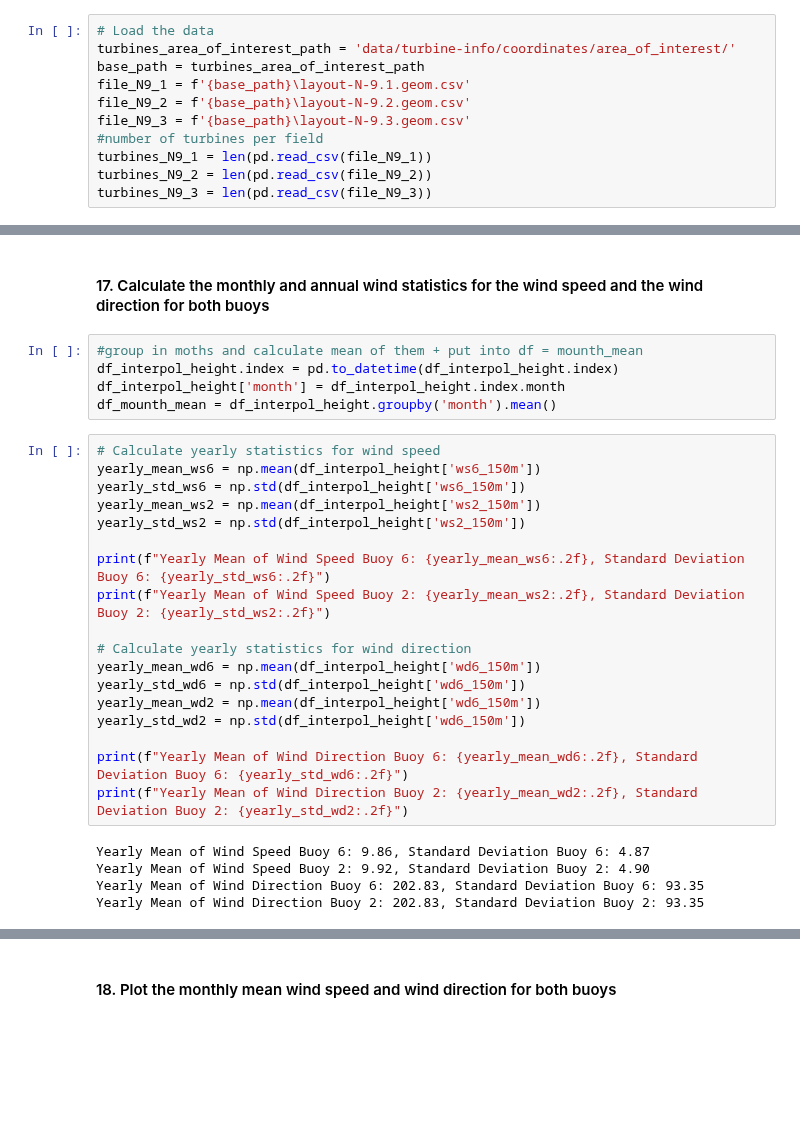
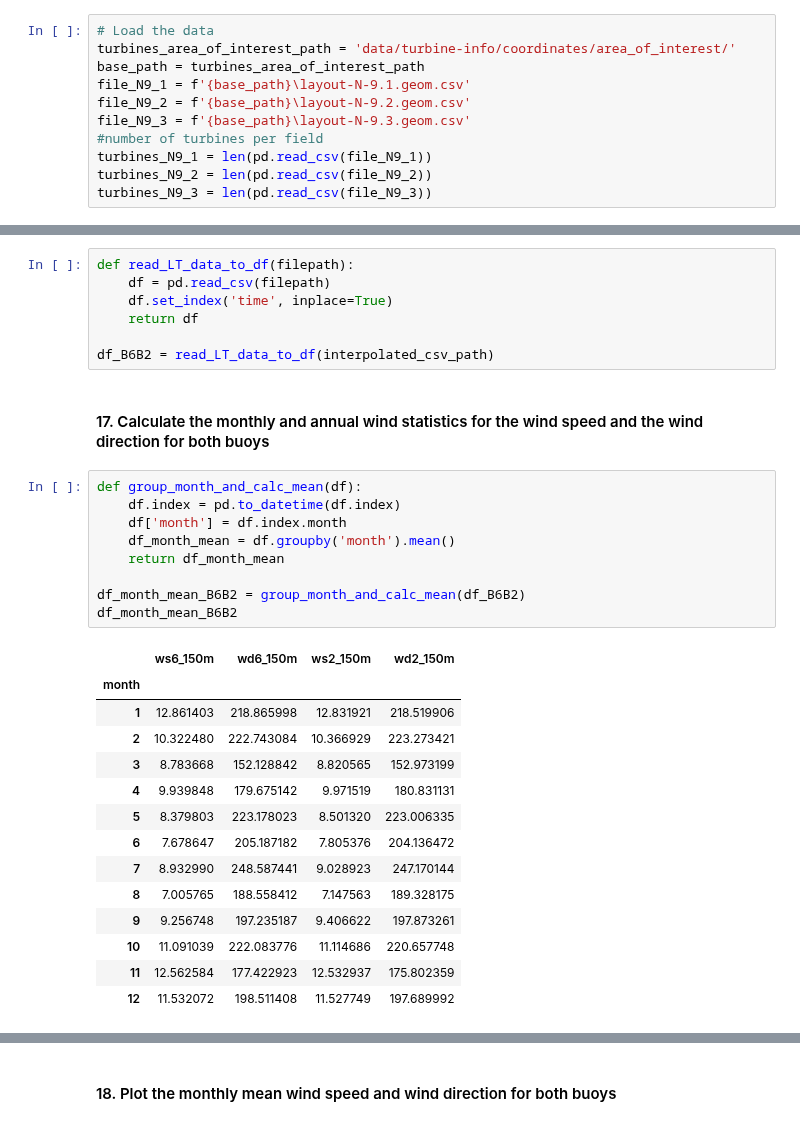
Before and after one commit to boujuan/StudentProject-Yield-Predictions-Offshore, a Jupyter notebook: 03_Short_Term_Wind_Climate.ipynb, the cells around one changed output, grey strips where cells are left out. Cells and saved outputs as stored; diff of their text form; blank space fills up the shorter version.

```diff
--- a/03_Short_Term_Wind_Climate.ipynb
+++ b/03_Short_Term_Wind_Climate.ipynb
@@ -66,30 +44,33 @@ df_interpol_height
+# %%
+def read_LT_data_to_df(filepath):
+    df = pd.read_csv(filepath)
+    df.set_index('time', inplace=True)
+    return df
+
+df_B6B2 = read_LT_data_to_df(interpolated_csv_path)
 # %% [markdown]
 #### 17. Calculate the monthly and annual wind statistics for the wind speed and the wind direction for both buoys
-# %%
-#group in moths and calculate mean of them + put into df = mounth_mean
-df_interpol_height.index = pd.to_datetime(df_interpol_height.index)
-df_interpol_height['month'] = df_interpol_height.index.month
-df_mounth_mean = df_interpol_height.groupby('month').mean()
-# %%
-# Calculate yearly statistics for wind speed
-yearly_mean_ws6 = np.mean(df_interpol_height['ws6_150m'])
-yearly_std_ws6 = np.std(df_interpol_height['ws6_150m'])
-yearly_mean_ws2 = np.mean(df_interpol_height['ws2_150m'])
-yearly_std_ws2 = np.std(df_interpol_height['ws2_150m'])
-
-print(f"Yearly Mean of Wind Speed Buoy 6: {yearly_mean_ws6:.2f}, Standard Deviation Buoy 6: {yearly_std_ws6:.2f}")
-print(f"Yearly Mean of Wind Speed Buoy 2: {yearly_mean_ws2:.2f}, Standard Deviation Buoy 2: {yearly_std_ws2:.2f}")
-
-# Calculate yearly statistics for wind direction
-yearly_mean_wd6 = np.mean(df_interpol_height['wd6_150m'])
-yearly_std_wd6 = np.std(df_interpol_height['wd6_150m'])
-yearly_mean_wd2 = np.mean(df_interpol_height['wd6_150m'])
-yearly_std_wd2 = np.std(df_interpol_height['wd6_150m'])
-
-print(f"Yearly Mean of Wind Direction Buoy 6: {yearly_mean_wd6:.2f}, Standard Deviation Buoy 6: {yearly_std_wd6:.2f}")
-print(f"Yearly Mean of Wind Direction Buoy 2: {yearly_mean_wd2:.2f}, Standard Deviation Buoy 2: {yearly_std_wd2:.2f}")
-# %% [output]
-Yearly Mean of Wind Speed Buoy 6: 9.86, Standard Deviation Buoy 6: 4.87
-Yearly Mean of Wind Speed Buoy 2: 9.92, Standard Deviation Buoy 2: 4.90
-Yearly Mean of Wind Direction Buoy 6: 202.83, Standard Deviation Buoy 6: 93.35
-Yearly Mean of Wind Direction Buoy 2: 202.83, Standard Deviation Buoy 2: 93.35
+# %%
+def group_month_and_calc_mean(df):
+    df.index = pd.to_datetime(df.index)
+    df['month'] = df.index.month
+    df_month_mean = df.groupby('month').mean()
+    return df_month_mean
+
+df_month_mean_B6B2 = group_month_and_calc_mean(df_B6B2)
+df_month_mean_B6B2
+# %% [output]
+|  | ws6_150m | wd6_150m | ws2_150m | wd2_150m |
+| month |  |  |  |  |
+| 1 | 12.861403 | 218.865998 | 12.831921 | 218.519906 |
+| 2 | 10.322480 | 222.743084 | 10.366929 | 223.273421 |
+| 3 | 8.783668 | 152.128842 | 8.820565 | 152.973199 |
+| 4 | 9.939848 | 179.675142 | 9.971519 | 180.831131 |
+| 5 | 8.379803 | 223.178023 | 8.501320 | 223.006335 |
+| 6 | 7.678647 | 205.187182 | 7.805376 | 204.136472 |
+| 7 | 8.932990 | 248.587441 | 9.028923 | 247.170144 |
+| 8 | 7.005765 | 188.558412 | 7.147563 | 189.328175 |
+| 9 | 9.256748 | 197.235187 | 9.406622 | 197.873261 |
+| 10 | 11.091039 | 222.083776 | 11.114686 | 220.657748 |
+| 11 | 12.562584 | 177.422923 | 12.532937 | 175.802359 |
+| 12 | 11.532072 | 198.511408 | 11.527749 | 197.689992 |
```
Also changed, not shown: parts of 9 cells of this notebook, 1 other file.
